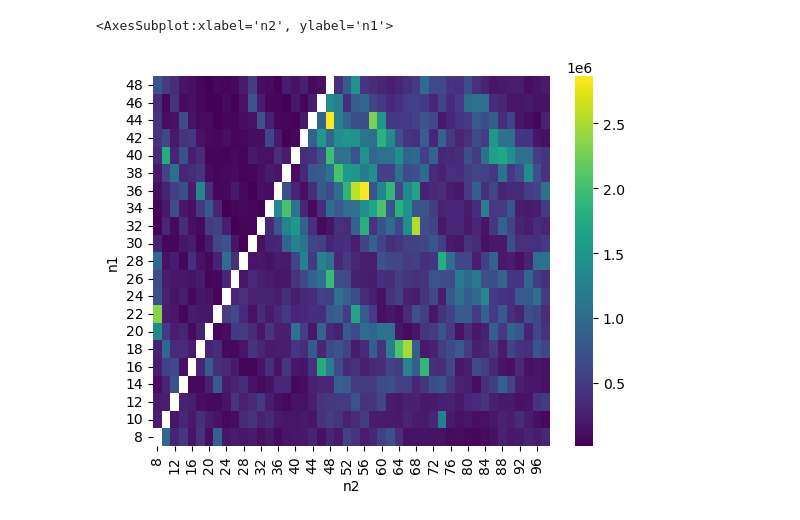
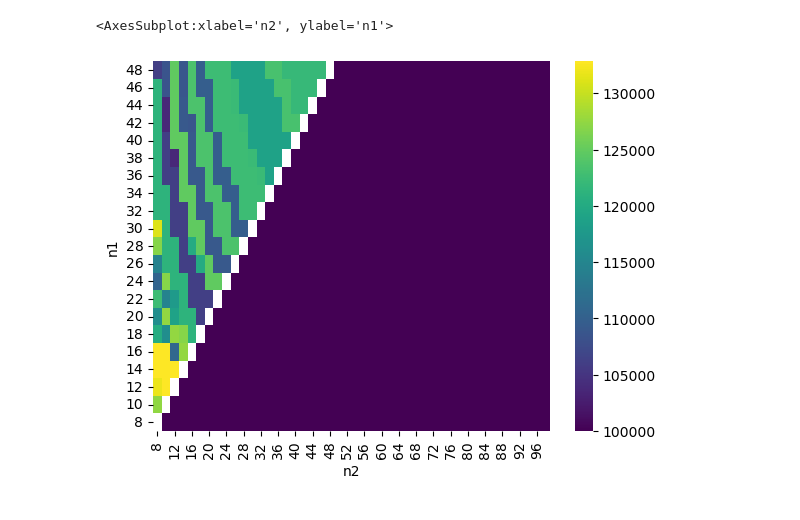
Before and after one commit to jptsantossilva/Backtest-Heatmap, a Jupyter notebook: Main.ipynb, the cells around one changed output. Cells and saved outputs as stored; diff of their text form; code cells hidden in the pictures.

```diff
--- a/Main.ipynb
+++ b/Main.ipynb
@@ -68,7 +68,7 @@ from backtesting.lib import crossover
 # and two moving averages whose cross-over with daily close prices determine the signal to enter or exit the position.
 class Sma4Cross(Strategy):
     n1 = 10
-    n2 = 28
+    n2 = 64
     # n_enter = 20
     # n_exit = 10
 
@@ -76,12 +76,26 @@ class Sma4Cross(Strategy):
         # self.sma1 = self.I(EMA, self.data.Close, self.n1)
         # self.sma2 = self.I(EMA, self.data.Close, self.n2)
 
-        self.sma1 = self.I(SMA, self.data.Close, self.n1)
-        self.sma2 = self.I(SMA, self.data.Close, self.n2)
+        self.sma1 = self.I(EMA, self.data.Close, self.n1)
+        self.sma2 = self.I(EMA, self.data.Close, self.n2)
 
     def next(self):
 
-        if not self.position:
+        # If sma1 crosses above sma2, close any existing
+        # short trades, and buy the asset
+        if crossover(self.sma1, self.sma2):
+            self.position.close()
+            self.buy()
+
+        # Else, if sma1 crosses below sma2, close any existing
+        # long trades, and sell the asset
+        elif crossover(self.sma2, self.sma1):
+            self.position.close()
+            self.sell()
+
+        # -----------------------
+
+        """ if not self.position:
 
             # On upwards trend, if price closes above
             # "entry" MA, go long
@@ -95,21 +109,23 @@ class Sma4Cross(Strategy):
             # On downwards trend, if price closes below
             # "entry" MA, go short
 
-            # else:
-            #     if crossover(self.sma_enter, self.data.Close):
-            #         self.sell()
+            else:
+                # if crossover(self.sma_enter, self.data.Close):
+                    self.sell()
 
         # But if we already hold a position and the price
         # closes back below (above) "exit" MA, close the position
 
         else:
-            # if (self.position.is_long and
+            if (self.position.is_long):
+            # and
             #     crossover(self.sma_exit, self.data.Close)
             #     or
             #     self.position.is_short and
             #     crossover(self.data.Close, self.sma_exit)):
 
-            self.position.close()
+                self.position.close()
+         """
 # %%
 import datetime as dt
 
@@ -135,7 +152,7 @@ def getdata(Symbol):
 from backtesting import Backtest
 
 # GOOG = Open	High	Low	Close	Volume
-df = getdata('SOLUSDT')
+df = getdata('BTCUSDT')
 df = df.drop(['Time'], axis=1)
 # df
 # df = bollinger_bands(df)
@@ -219,13 +255,13 @@ hm
 # %%
 %matplotlib inline
 
 import seaborn as sns
 
 
-sns.heatmap(hm[::-1], cmap='viridis',vmin=1.537323e+04)
+sns.heatmap(hm[::-1], cmap='viridis',vmin=100000)
 # %% [output]
 <AxesSubplot:xlabel='n2', ylabel='n1'>
-[figure, old version]
+[figure, new version]
 # %%
 import matplotlib.pyplot as plt
 
```
Also changed, not shown: parts of 6 cells of this notebook, 1 other file.
